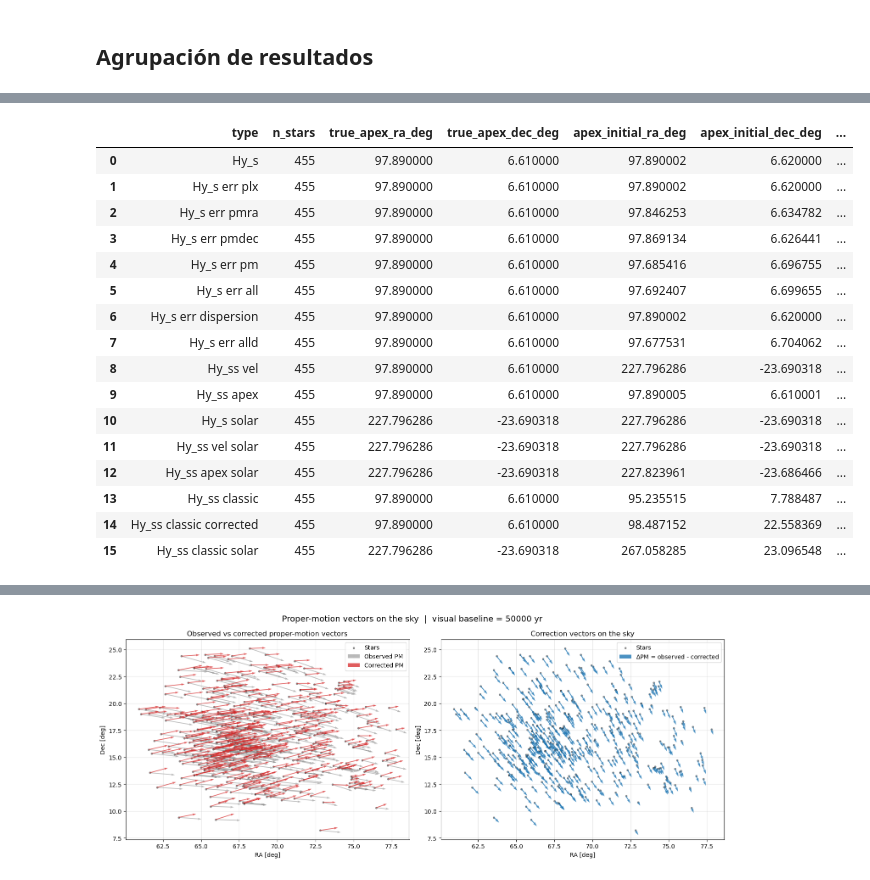
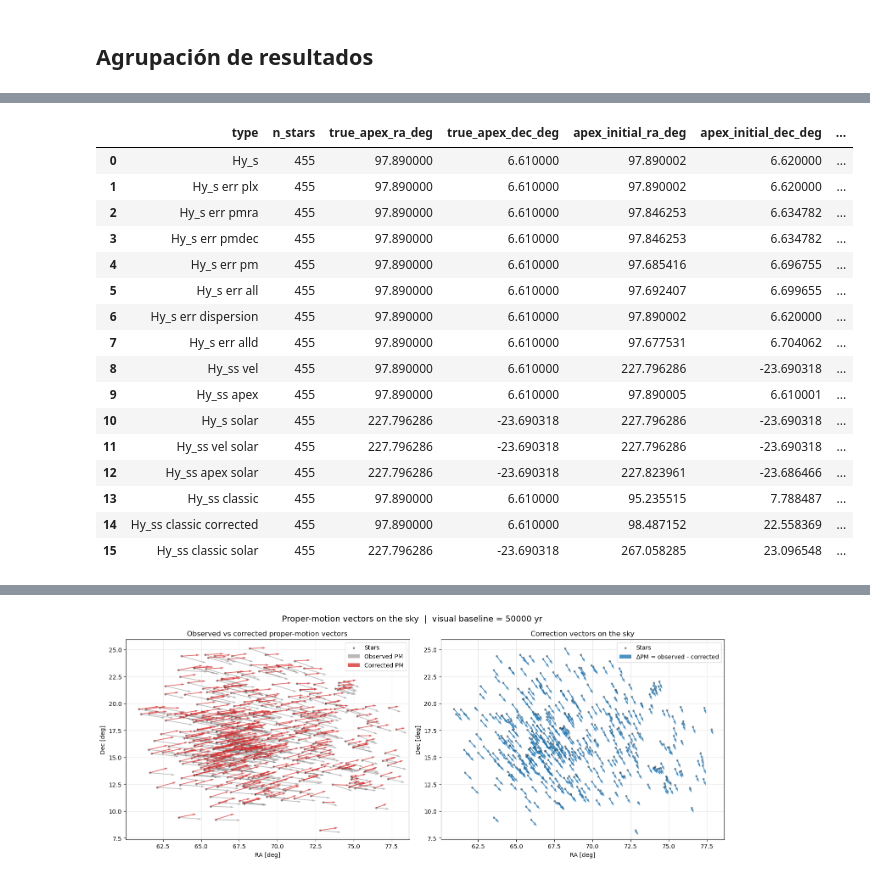
Before and after one commit to nicolasbojacarojas/clusterization_project, a Jupyter notebook: dev/pasantia/simulation_comparison/comparison.ipynb, the cells around one changed output, grey strips where cells are left out. Saved outputs shown, nothing was run; the diff lists cells and outputs as text; code cells hidden in the pictures.

```diff
--- a/dev/pasantia/simulation_comparison/comparison.ipynb
+++ b/dev/pasantia/simulation_comparison/comparison.ipynb
@@ -23,10 +23,12 @@ sys.path[0]: C:\Users\nicob\One Drive Uniandes\OneDrive - Universidad de los And
 # Librerías de simulación y análisis
 # %%
 import pandas as pd
-pd.set_option('display.max_columns', 50)
+pd.set_option('display.max_columns', None)
 import numpy as np
 import astropy.units as u
 from astropy.coordinates import SkyCoord
+import matplotlib.pyplot as plt
+import seaborn as sns
 
 from src.simulacion_cumulo import (
     ClusterSimulationConfig,
@@ -108,6 +110,13 @@ coord_icrs = coord_gal.icrs
 # ============================================================
 
 PMRA_LOG10_TRIANGULAR_ERROR = dict(
+    pmra_error_distribution="log10_triangular",
+    pmra_error_log10_left=-3.0,
+    pmra_error_log10_mode=-1.7,
+    pmra_error_log10_right=0.0,
+)
+
+PMDEC_LOG10_TRIANGULAR_ERROR = dict(
     pmra_error_distribution="log10_triangular",
     pmra_error_log10_left=-3.0,
     pmra_error_log10_mode=-1.7,
@@ -125,11 +134,9 @@ GAIA_LIKE_PM_ERROR = dict(
     pm_error_slope=0.7,
 
     # Correlación entre perturbaciones de pmra y pmdec.
-    # Puedes cambiar este valor si quieres explorar otros casos.
     pmra_pmdec_corr=0.2,
 
     # Dispersión alrededor de la pendiente 0.7.
-    # Déjalo en 0.0 si quieres una línea exacta.
     pm_error_slope_logscatter=0.08,
 )
 
@@ -208,20 +215,14 @@ config_hyades_error_parallax = ClusterSimulationConfig(
 
 config_hyades_error_pmra = ClusterSimulationConfig(
     n_members=455,
-
     center_ra_deg=67.0,
     center_dec_deg=17.0,
-
     distance_pc=85.0,
     radius_pc=5.0,
-
     apex_ra_deg=97.89,
     apex_dec_deg=6.62,
-
     speed_kms=25.0,
     seed=42,
-
-    # Solo error observacional en pmra
     **PMRA_LOG10_TRIANGULAR_ERROR,
 )
 
@@ -234,21 +235,15 @@ config_hyades_error_pmra = ClusterSimulationConfig(
 
 config_hyades_error_pmdec = ClusterSimulationConfig(
     n_members=455,
-
     center_ra_deg=67.0,
     center_dec_deg=17.0,
-
     distance_pc=85.0,
     radius_pc=5.0,
-
     apex_ra_deg=97.89,
     apex_dec_deg=6.62,
-
     speed_kms=25.0,
     seed=42,
-
-    # Solo error observacional en pmdec
-    pmdec_error_masyr=0.03,
+    **PMDEC_LOG10_TRIANGULAR_ERROR,
 )
 
 
@@ -267,19 +262,14 @@ config_hyades_error_pmdec = ClusterSimulationConfig(
 
 config_hyades_error_pm = ClusterSimulationConfig(
     n_members=455,
-
     center_ra_deg=67.0,
     center_dec_deg=17.0,
-
     distance_pc=85.0,
     radius_pc=5.0,
-
     apex_ra_deg=97.89,
     apex_dec_deg=6.62,
-
     speed_kms=25.0,
     seed=42,
-
     # Errores Gaia-like en movimientos propios
     **GAIA_LIKE_PM_ERROR,
 )
@@ -305,12 +295,11 @@ config_hyades_error_all = ClusterSimulationConfig(
     seed=42,
 
     # Error en paralaje
-    parallax_error_mas=0.03,
+    parallax_error_mas=0.04,
 
     # Errores Gaia-like en movimientos propios
     **GAIA_LIKE_PM_ERROR,
 )
-
 
 # ============================================================
 # Caso 8: dispersión física/intrínseca en velocidad
@@ -833,21 +802,22 @@ all_results = {
 # %%
 df_results = pd.DataFrame(
     [
         {
             "type": result_name,
             **result_dict,
         }
         for result_name, result_dict in all_results.items()
     ]
 )
 
-df_results[["type","n_stars","true_apex_ra_deg","true_apex_dec_deg","apex_initial_ra_deg","apex_initial_dec_deg","apex_initial_axis_error_true_deg","rms_pole_residual_initial_deg"]]
+df_results[["type","n_stars","true_apex_ra_deg","true_apex_dec_deg","apex_initial_ra_deg","apex_initial_dec_deg",'theta_pole_initial_rms_deg', 'theta_pole_axis_initial_median_deg',
+       'theta_pole_axis_initial_rms_deg']]
 # %% [output]
 |  | type | n_stars | true_apex_ra_deg | true_apex_dec_deg | apex_initial_ra_deg | apex_initial_dec_deg | ... |
 | 0 | Hy_s | 455 | 97.890000 | 6.610000 | 97.890002 | 6.620000 | ... |
 | 1 | Hy_s err plx | 455 | 97.890000 | 6.610000 | 97.890002 | 6.620000 | ... |
 | 2 | Hy_s err pmra | 455 | 97.890000 | 6.610000 | 97.846253 | 6.634782 | ... |
-| 3 | Hy_s err pmdec | 455 | 97.890000 | 6.610000 | 97.869134 | 6.626441 | ... |
+| 3 | Hy_s err pmdec | 455 | 97.890000 | 6.610000 | 97.846253 | 6.634782 | ... |
 | 4 | Hy_s err pm | 455 | 97.890000 | 6.610000 | 97.685416 | 6.696755 | ... |
 | 5 | Hy_s err all | 455 | 97.890000 | 6.610000 | 97.692407 | 6.699655 | ... |
 | 6 | Hy_s err dispersion | 455 | 97.890000 | 6.610000 | 97.890002 | 6.620000 | ... |
```
Also changed, not shown: parts of 16 cells of this notebook, 10 other files.
